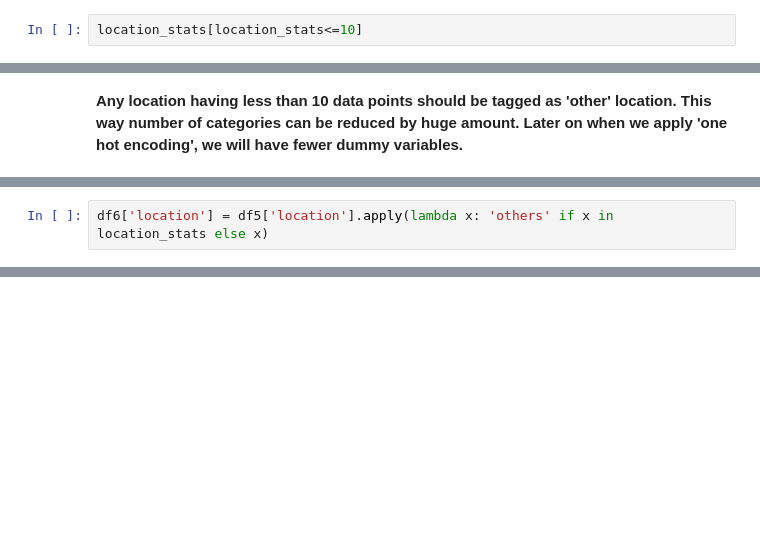
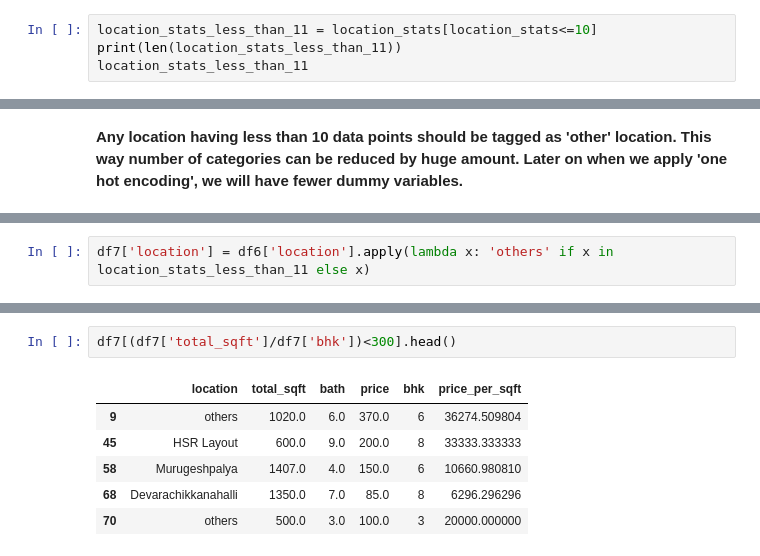
Before and after one commit to Mang-Khongsai/DataScience, a Jupyter notebook: real_estate_price_prediction/model/banagalore_home_prices_prediction_project.ipynb, the cells around one changed output, grey strips where cells are left out. Cells and saved outputs as stored; diff of their text form; blank space fills up the shorter version.

```diff
--- a/real_estate_price_prediction/model/banagalore_home_prices_prediction_project.ipynb
+++ b/real_estate_price_prediction/model/banagalore_home_prices_prediction_project.ipynb
@@ -296,3 +292,5 @@ pd.reset_option('display.max_rows')
 # %%
-location_stats[location_stats<=10]
+location_stats_less_than_11 = location_stats[location_stats<=10]
+print(len(location_stats_less_than_11))
+location_stats_less_than_11
 # %% [output]
@@ -323,3 +329,3 @@ df6.head(3)
 # %%
-df6['location'] = df5['location'].apply(lambda x: 'others' if x in location_stats else x)
+df7['location'] = df6['location'].apply(lambda x: 'others' if x in location_stats_less_than_11 else x)
 # %%
@@ -331,0 +339,9 @@ df6[df6['location']=='others'].head(3)
+# %%
+df7[(df7['total_sqft']/df7['bhk'])<300].head()
+# %% [output]
+|  | location | total_sqft | bath | price | bhk | price_per_sqft |
+| 9 | others | 1020.0 | 6.0 | 370.0 | 6 | 36274.509804 |
+| 45 | HSR Layout | 600.0 | 9.0 | 200.0 | 8 | 33333.333333 |
+| 58 | Murugeshpalya | 1407.0 | 4.0 | 150.0 | 6 | 10660.980810 |
+| 68 | Devarachikkanahalli | 1350.0 | 7.0 | 85.0 | 8 | 6296.296296 |
+| 70 | others | 500.0 | 3.0 | 100.0 | 3 | 20000.000000 |
```
Also changed, not shown: parts of 21 cells of this notebook.
